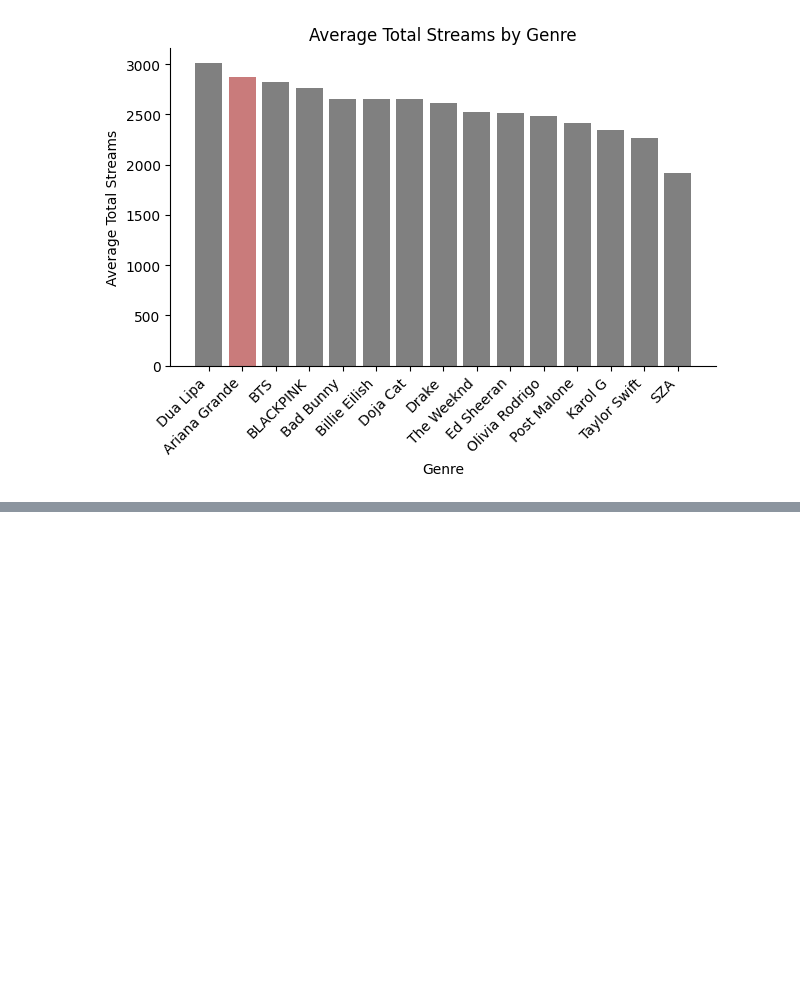
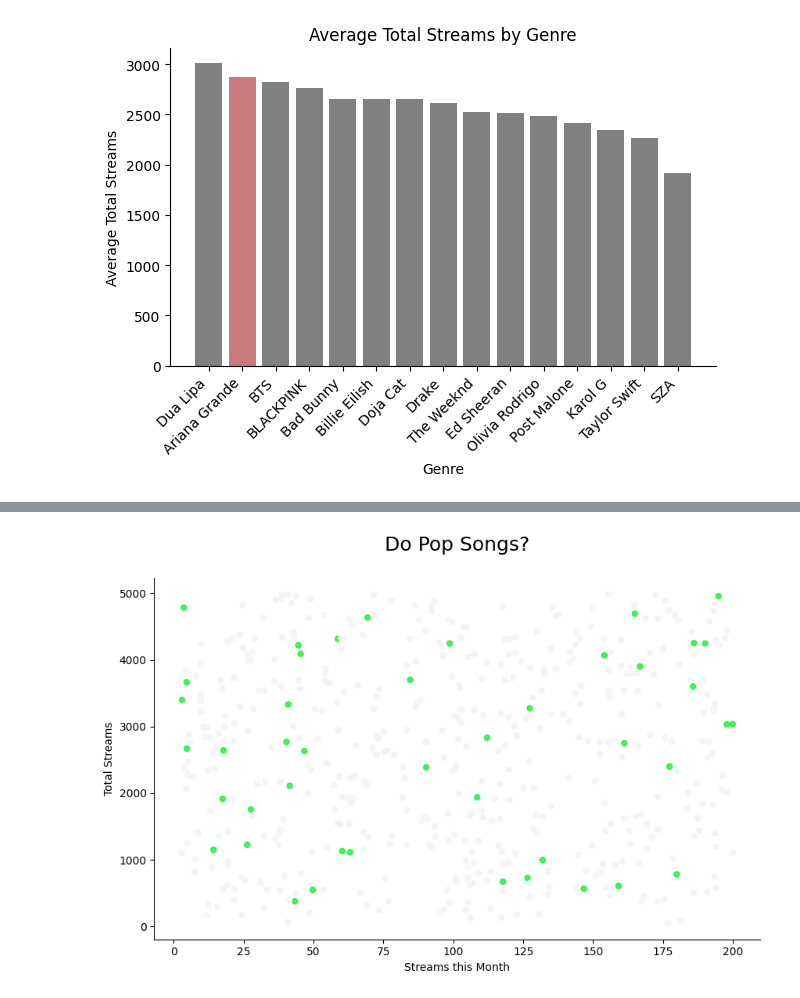
Before and after one commit to mollichite/learning_plots_mollylott, a Jupyter notebook: notebook.ipynb, the cells around one changed output, grey strips where cells are left out. Cells and saved outputs as stored; diff of their text form; code cells hidden in the pictures; blank space fills up the shorter version.

```diff
--- a/notebook.ipynb
+++ b/notebook.ipynb
@@ -166,0 +218,29 @@ plt.show()
+# %%
+plt.figure(figsize=(10,6))
+
+featured_genre = "Pop"
+
+colors = ["#13F230" if genre == featured_genre else "#F2F6F3" for genre in spotify_df["Genre"]]
+
+plt.scatter(
+    spotify_df["Streams Last 30 Days (Millions)"],
+    spotify_df["Total Streams (Millions)"],
+    color = colors,
+    alpha = 0.8,
+    s= 25
+    )
+
+plt.xlabel("Streams this Month")
+plt.ylabel("Total Streams")
+plt.title("No Apparent Correclation Between Monthly Listens and Total Streams")
+
+ax = plt.gca()
+ax.spines["top"].set_visible(False)
+ax.spines["right"].set_visible(False)
+ax.set_title("Do Pop Songs?", fontsize = 18, pad=25)
+
+
+plt.tight_layout
+plt.show()
+# %% [output]
+[figure, added]
```
Also changed, not shown: parts of 10 cells of this notebook.
